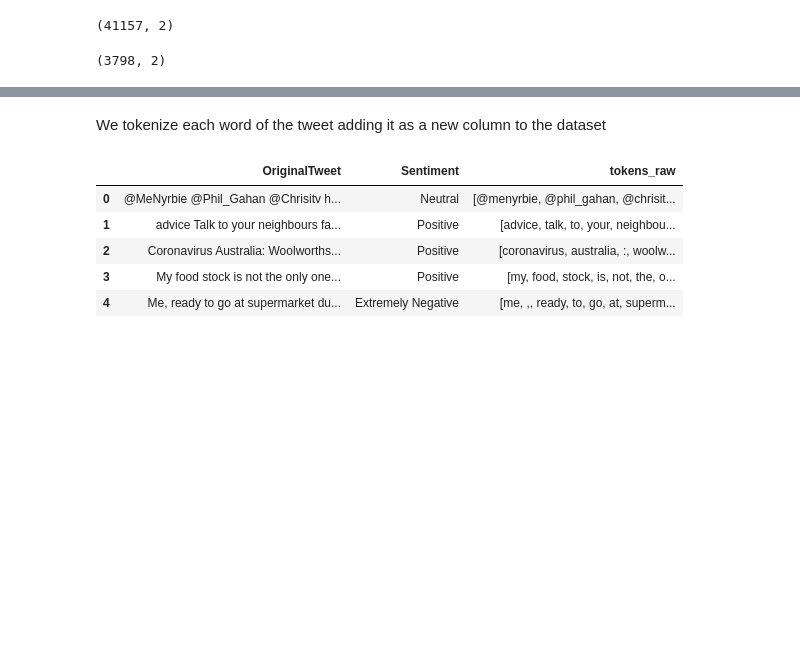
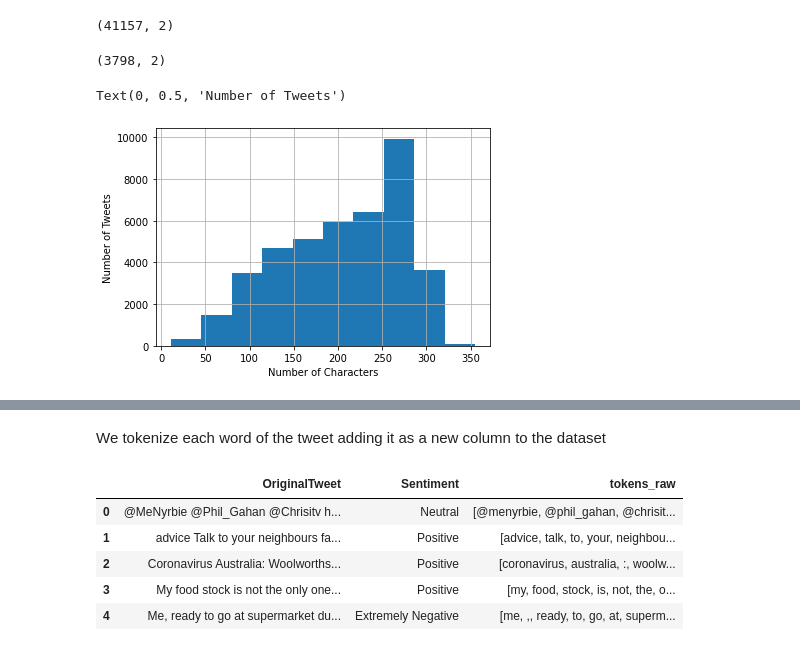
Before and after one commit to Asianspinmaster/cs39aa_project, a Jupyter notebook: project_part3.ipynb, the cells around one changed output, grey strips where cells are left out. Cells and saved outputs as stored; diff of their text form; code cells hidden in the pictures; blank space fills up the shorter version.

```diff
--- a/project_part3.ipynb
+++ b/project_part3.ipynb
@@ -61,3 +71,10 @@ train_data.shape
 test_data.shape
 # %% [output]
 (3798, 2)
+# %%
+train_data['OriginalTweet'].str.len().hist()
+plt.xlabel("Number of Characters")
+plt.ylabel("Number of Tweets")
+# %% [output]
+Text(0, 0.5, 'Number of Tweets')
+[figure, added]
```
Also changed, not shown: parts of 24 cells of this notebook.
